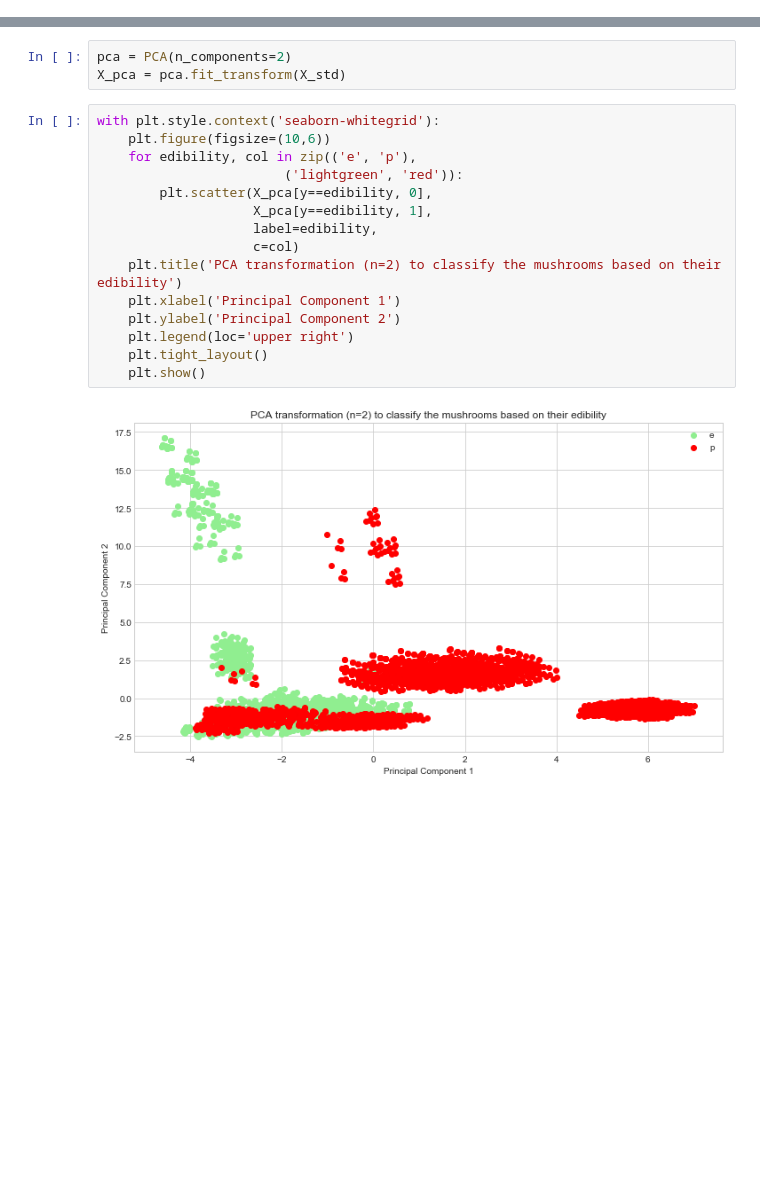
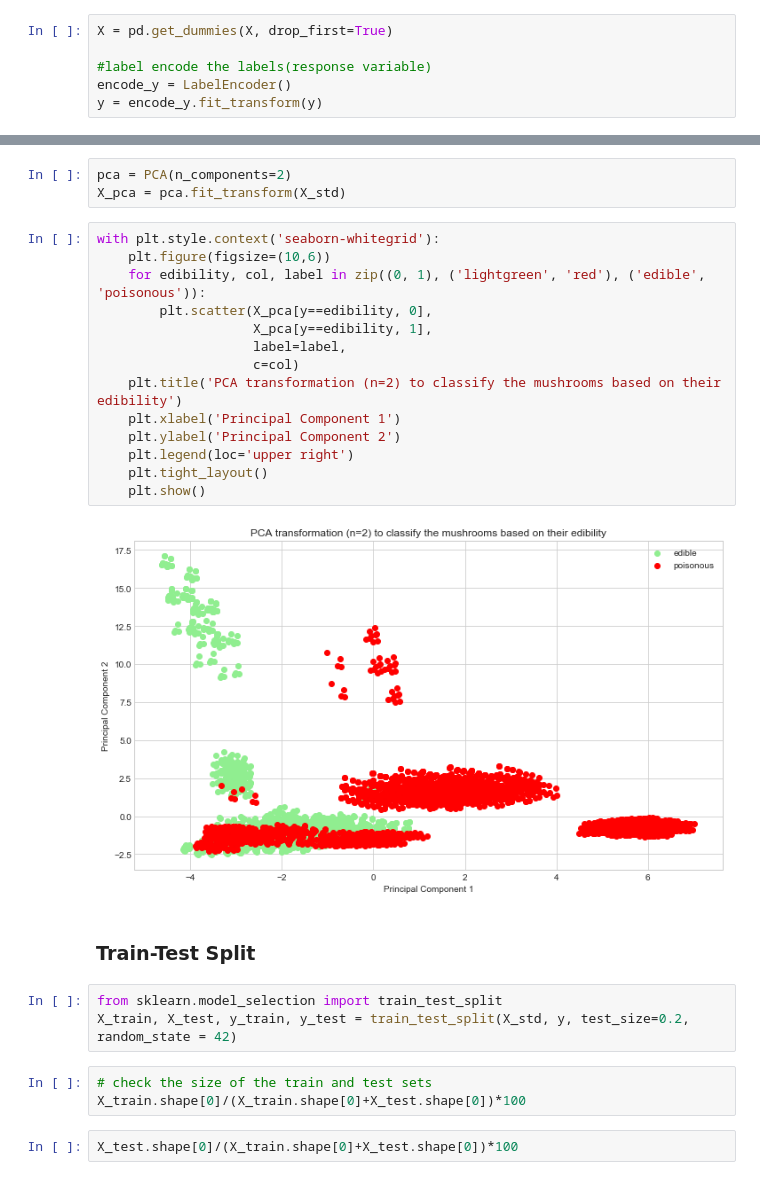
Before and after one commit to yuvrajpandya/ScikitLearn, a Jupyter notebook: KNN/Mushroom Prediction.ipynb, the cells around one changed output, grey strips where cells are left out. Drawn from its saved outputs; the diff is of its cells as text; blank space fills up the shorter version.

Commit message:
train-test split

```diff
--- a/KNN/Mushroom Prediction.ipynb
+++ b/KNN/Mushroom Prediction.ipynb
@@ -357,3 +361,9 @@ Let's first convert the categorical data into numerical. All the features are no
 # split the dataset into features and label
 X = df.loc[:, df.columns!='class']
 y = df['class']
+# %%
+X = pd.get_dummies(X, drop_first=True)
+
+#label encode the labels(response variable)
+encode_y = LabelEncoder()
+y = encode_y.fit_transform(y)
@@ -415,17 +410,26 @@ X_pca = pca.fit_transform(X_std)
 # %%
 with plt.style.context('seaborn-whitegrid'):
     plt.figure(figsize=(10,6))
-    for edibility, col in zip(('e', 'p'),
-                        ('lightgreen', 'red')):
+    for edibility, col, label in zip((0, 1), ('lightgreen', 'red'), ('edible', 'poisonous')):
         plt.scatter(X_pca[y==edibility, 0],
                     X_pca[y==edibility, 1],
-                    label=edibility,
+                    label=label,
                     c=col)
     plt.title('PCA transformation (n=2) to classify the mushrooms based on their edibility')
     plt.xlabel('Principal Component 1')
     plt.ylabel('Principal Component 2')
     plt.legend(loc='upper right')
     plt.tight_layout()
     plt.show()
 # %% [output]
-[figure, old version]
+[figure, new version]
+# %% [markdown]
+### Train-Test Split
+# %%
+from sklearn.model_selection import train_test_split
+X_train, X_test, y_train, y_test = train_test_split(X_std, y, test_size=0.2, random_state = 42)
+# %%
+# check the size of the train and test sets
+X_train.shape[0]/(X_train.shape[0]+X_test.shape[0])*100
+# %%
+X_test.shape[0]/(X_train.shape[0]+X_test.shape[0])*100
```
Also changed, not shown: parts of 11 cells of this notebook.
